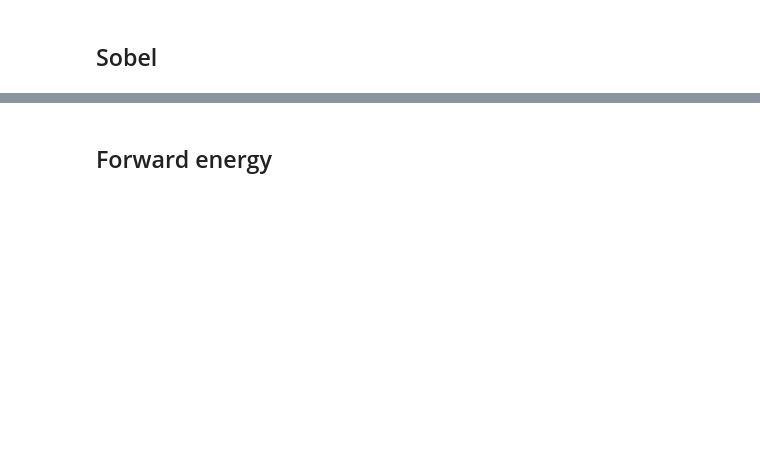
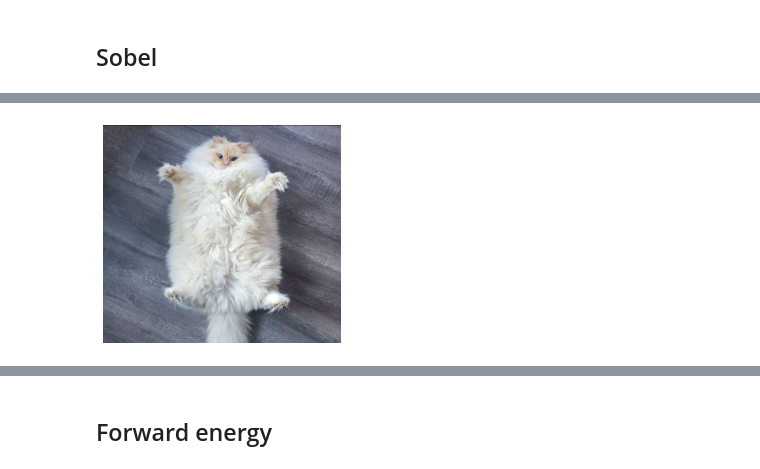
Before and after one commit to MariaKokshaikina/SeamCarving, a Jupyter notebook: Experiments.ipynb, the cells around one changed output, grey strips where cells are left out. Saved outputs shown, nothing was run; the diff lists cells and outputs as text; code cells hidden in the pictures; blank space fills up the shorter version.

```diff
--- a/Experiments.ipynb
+++ b/Experiments.ipynb
@@ -67,2 +115,19 @@ np.sum(sc_dual_grad.time_by_step)
 # %% [markdown]
 ## Sobel
+# %%
+sc_sobel = SeamCarve(image_path=img_path,
+                new_size=new_size,
+                energy_function=gradient_magnitude_sobel_operator,
+                seam_map_function=seams_map_dp,
+                carve_function=carve_column_mask,
+                importance_map = None,
+                name_suffix='sobel')
+
+sc_sobel.run()
+
+sc_sobel.save_result()
+
+plt.imshow(sc_sobel.final_image)
+plt.axis(False)
+plt.show()
+# %% [output]
@@ -69,3 +143,4 @@ np.sum(sc_dual_grad.time_by_step)
+[figure, added]
 # %%
 sc_sobel = SeamCarve(image_path=img_path,
                 new_size=new_size,
```
Also changed, not shown: parts of 11 cells of this notebook, 3 other files.
